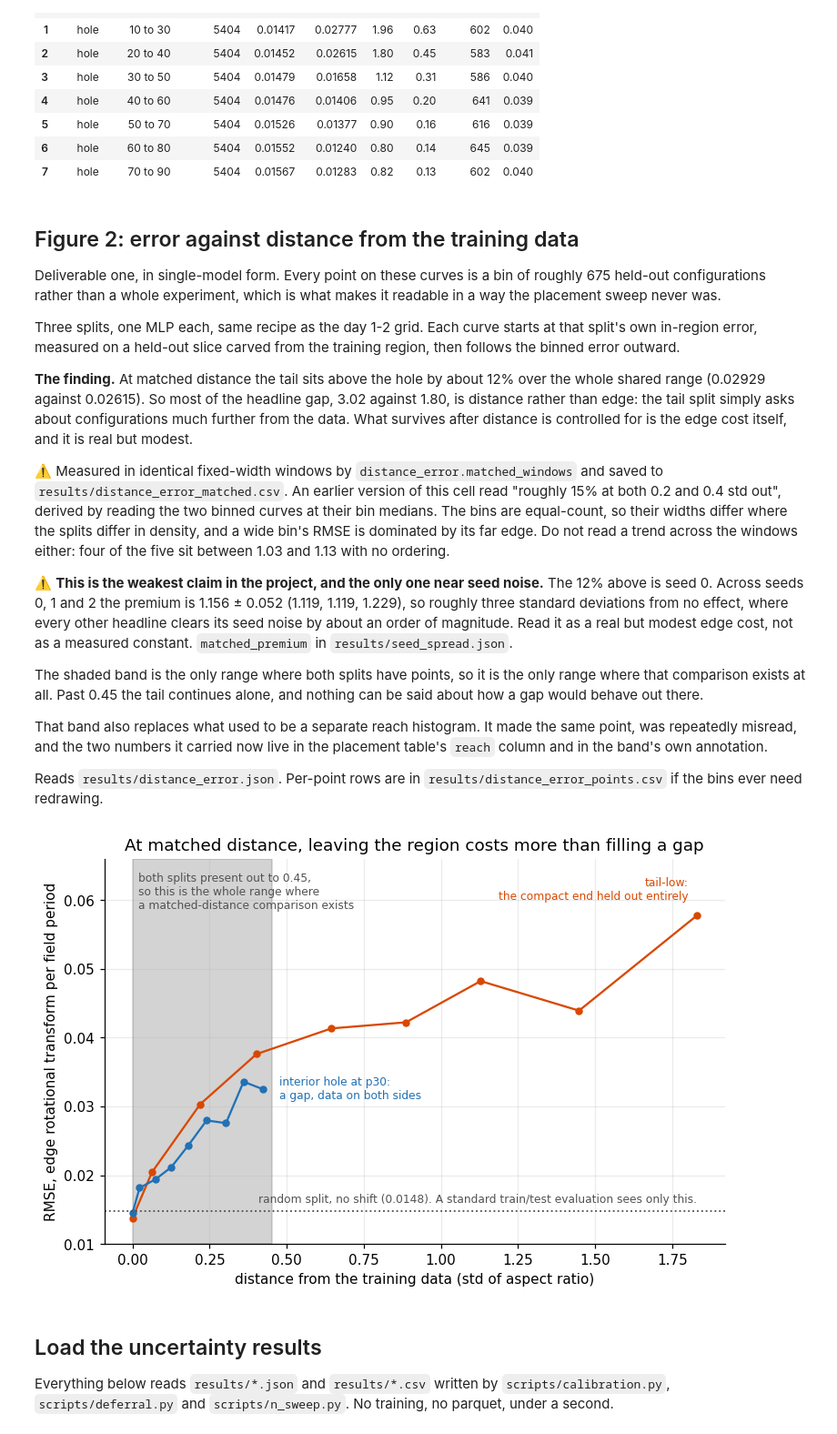
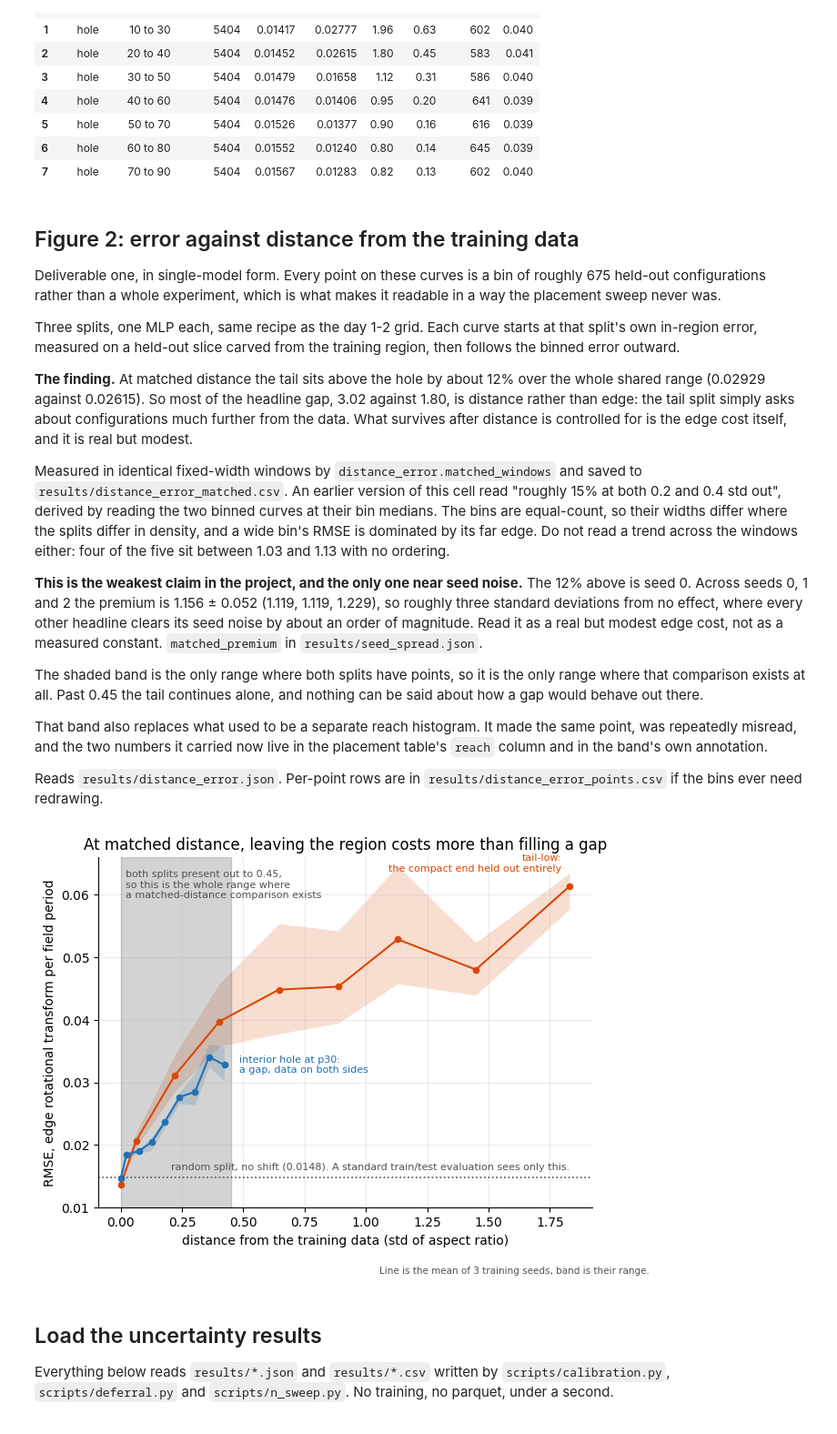
Before and after one commit to cecanelo/ConStelleration, a Jupyter notebook: notebooks/figures.ipynb, the cells around one changed output. Shown at 91% size. Saved outputs shown, nothing was run; the diff lists cells and outputs as text; code cells hidden in the pictures.

```diff
--- a/notebooks/figures.ipynb
+++ b/notebooks/figures.ipynb
@@ -57,16 +90,23 @@ Matplotlib is building the font cache; this may take a moment.
 Edit here rather than per figure. The same colour must mean the same thing
 everywhere, which matters more than any individual choice.
 # %%
+# One width for every figure, so the saved PNGs line up when several are shown
+# together. Heights still vary with content.
+FIG_WIDTH = 711
+
 COLOR_TRAIN = '#9ecae1'
 COLOR_TAIL = '#d94801'
 COLOR_HOLE = '#2171b5'
+COLOR_ALEATORIC = '#6a51a3'
 COLOR_NEUTRAL = '#525252'
 
 plt.rcParams.update(
     {
-        'figure.figsize': (8, 4.5),
-        'figure.dpi': 110,
-        'savefig.dpi': 150,
+        # Any figure that does not pass figsize explicitly inherits this, so the
+        # width belongs here too or that figure alone comes out narrower.
+        'figure.figsize': (FIG_WIDTH, 4.5),
+        'figure.dpi': 100,
+        'savefig.dpi': 100,
         'savefig.bbox': 'tight',
         'axes.grid': True,
         'grid.alpha': 0.25,
@@ -97,7 +137,7 @@ and how narrow the hole is by comparison.
 _, tail_test = tail_split(axis, 'low', TEST_FRACTION)
 _, hole_test = hole_split(axis, TEST_FRACTION, HOLE_CENTRE)
 
-fig, (ax_tail, ax_hole) = plt.subplots(2, 1, sharex=False, figsize=(8, 6.5))
+fig, (ax_tail, ax_hole) = plt.subplots(2, 1, sharex=False, figsize=(FIG_WIDTH, 6.5))
 bins = np.linspace(axis.min(), axis.max(), 80)
 
 panels = [
@@ -409,7 +449,7 @@ gap, 3.02 against 1.80, is distance rather than edge: the tail split simply asks
 about configurations much further from the data. What survives after distance is
 controlled for is the edge cost itself, and it is real but modest.
 
-⚠️ Measured in identical fixed-width windows by `distance_error.matched_windows`
+Measured in identical fixed-width windows by `distance_error.matched_windows`
 and saved to `results/distance_error_matched.csv`. An earlier version of this
 cell read "roughly 15% at both 0.2 and 0.4 std out", derived by reading the two
 binned curves at their bin medians. The bins are equal-count, so their widths
@@ -417,7 +457,7 @@ differ where the splits differ in density, and a wide bin's RMSE is dominated by
 its far edge. Do not read a trend across the windows either: four of the five
 sit between 1.03 and 1.13 with no ordering.
 
-⚠️ **This is the weakest claim in the project, and the only one near seed noise.**
+**This is the weakest claim in the project, and the only one near seed noise.**
 The 12% above is seed 0. Across seeds 0, 1 and 2 the premium is 1.156 ± 0.052
 (1.119, 1.119, 1.229), so roughly three standard deviations from no effect, where
 every other headline clears its seed noise by about an order of magnitude. Read it
@@ -435,7 +475,14 @@ the placement table's `reach` column and in the band's own annotation.
 Reads `results/distance_error.json`. Per-point rows are in
 `results/distance_error_points.csv` if the bins ever need redrawing.
 # %%
-splits = load_results('distance_error')['results']['splits']
+# Three independent fits per split. The bins are identical across seeds, since
+# distance depends only on the axis and the training mask and both splits use
+# fixed quantile cutoffs, so the curves can be averaged pointwise.
+by_seed = [
+    load_results('distance_error' + ('' if s == 0 else f'_s{s}'))['results']['splits']
+    for s in SEEDS
+]
+splits = by_seed[0]
 
 # Direct labels instead of a legend. Two series only, and the legend box was
 # landing on the baseline label in the one corner both wanted.
@@ -452,18 +499,21 @@ SERIES = {
     ),
 }
 
-fig, ax = plt.subplots(figsize=(8, 5))
+fig, ax = plt.subplots(figsize=(FIG_WIDTH, 5))
 
 # Pinned so the annotations below have somewhere reliable to sit.
 ax.set_ylim(0.010, 0.066)
 
 for name, (label, color, placement) in SERIES.items():
-    split = splits[name]
     # Each curve starts from its own in-region error at distance zero rather
     # than from a shared baseline. The two differ by about 5%, and drawing one
     # line for both would hide that.
-    d = [0.0, *[b['d_median'] for b in split['bins']]]
-    err = [split['in_region']['rmse'], *[b['rmse'] for b in split['bins']]]
+    d = [0.0, *[b['d_median'] for b in splits[name]['bins']]]
+    curves = [
+        [seed[name]['in_region']['rmse'], *[b['rmse'] for b in seed[name]['bins']]]
+        for seed in by_seed
+    ]
+    err = band(ax, d, curves, color)
     ax.plot(d, err, 'o-', color=color, markersize=4.5)
     ax.annotate(
         label,
@@ -486,34 +536,47 @@ ax.annotate(
     f'random split, no shift ({random["rmse_out"]:.4f}). '
     'A standard train/test evaluation sees only this.',
     (far, random['rmse_out']),
     textcoords='offset points',
     xytext=(0, 6),
     ha='right',
     fontsize=8,
     color=COLOR_NEUTRAL,
 )
 
 # The hole cannot reach past here, so neither can the comparison. Sits inside
 # the band, top left, where both curves are still low.
 overlap = splits['hole_p30']['reach']
 ax.axvspan(0, overlap, color=COLOR_NEUTRAL, alpha=0.25)
 ax.annotate(
     f'both splits present out to {overlap:.2f},\nso this is the whole range where\n'
     'a matched-distance comparison exists',
     (0.02, 0.064),
     va='top',
     ha='left',
     fontsize=8,
     color=COLOR_NEUTRAL,
 )
 
 ax.set_xlabel('distance from the training data (std of aspect ratio)')
 ax.set_ylabel('RMSE, edge rotational transform per field period')
 ax.set_title('At matched distance, leaving the region costs more than filling a gap')
 
+# Below the axes, not inside them. Every free corner of this panel is one a
+# curve reaches at some seed, and a caption that collides with data is worse
+# than no caption.
+fig.text(
+    0.99,
+    -0.02,
+    f'Line is the mean of {len(SEEDS)} training seeds, band is their range.',
+    ha='right',
+    va='top',
+    fontsize=7.5,
+    color=COLOR_NEUTRAL,
+)
+
 keep(fig, 'distance_error')
 # %% [output]
-[figure, old version]
+[figure, new version]
 # %% [markdown]
 ## Load the uncertainty results
 
```
Also changed, not shown: parts of 24 cells of this notebook, 28 other files.
